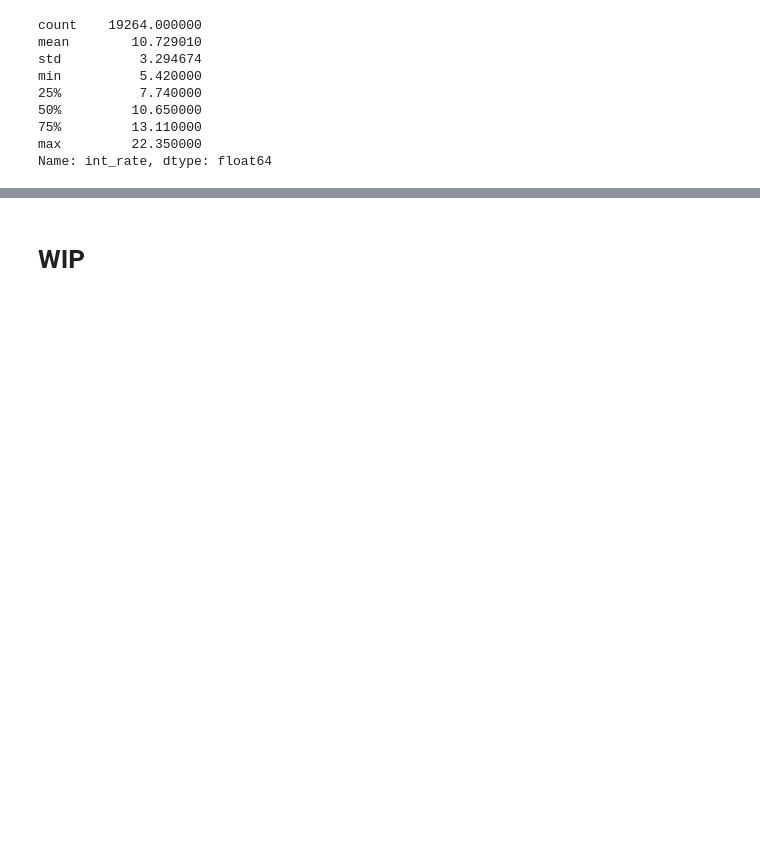
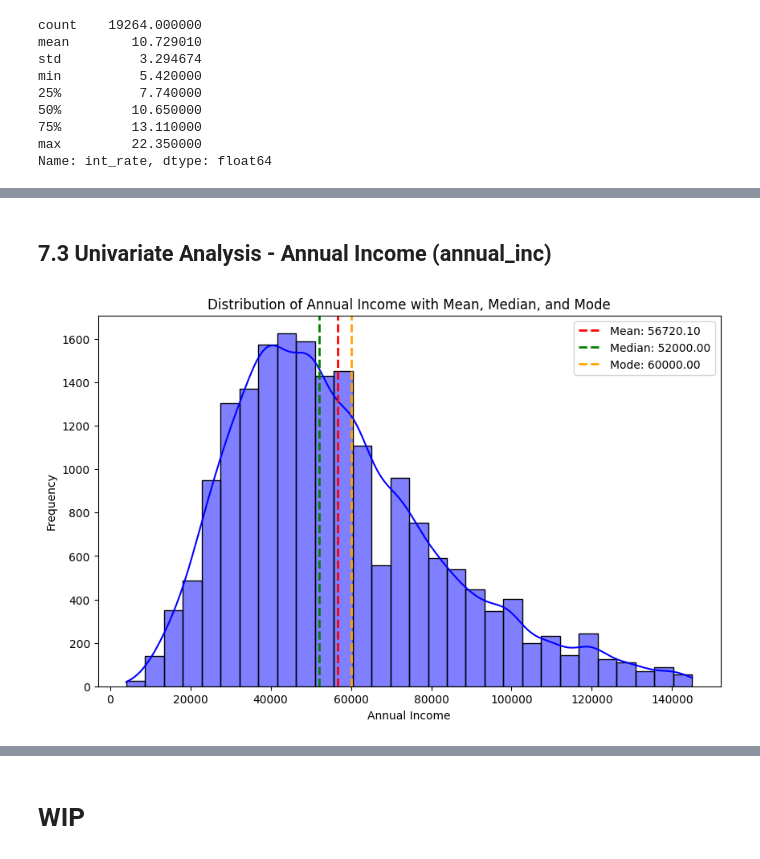
Before and after one commit to jafarijason/ds_001_lending_club_case_study, a Jupyter notebook: Group_Facilitator_Jason_Jafari.ipynb, the cells around one changed output, grey strips where cells are left out. Saved outputs shown, nothing was run; the diff lists cells and outputs as text; code cells hidden in the pictures; blank space fills up the shorter version.

```diff
--- a/Group_Facilitator_Jason_Jafari.ipynb
+++ b/Group_Facilitator_Jason_Jafari.ipynb
@@ -651,0 +673,28 @@ Name: int_rate, dtype: float64
+# %% [markdown]
+##  7.3 Univariate Analysis - Annual Income (annual_inc)
+# %%
+import matplotlib.pyplot as plt
+import seaborn as sns
+
+# Calculate mean, median, and mode for annual income
+mean_annual_inc = loan_data_clean['annual_inc'].mean()
+median_annual_inc = loan_data_clean['annual_inc'].median()
+mode_annual_inc = loan_data_clean['annual_inc'].mode()[0]
+
+# Plot the histogram
+plt.figure(figsize=(10, 6))
+sns.histplot(loan_data_clean['annual_inc'], bins=30, kde=True, color='blue')
+
+# Add mean, median, and mode lines
+plt.axvline(mean_annual_inc, color='red', linestyle='dashed', linewidth=2, label=f'Mean: {mean_annual_inc:.2f}')
+plt.axvline(median_annual_inc, color='green', linestyle='dashed', linewidth=2, label=f'Median: {median_annual_inc:.2f}')
+plt.axvline(mode_annual_inc, color='orange', linestyle='dashed', linewidth=2, label=f'Mode: {mode_annual_inc:.2f}')
+
+# Add titles and labels
+plt.title('Distribution of Annual Income with Mean, Median, and Mode')
+plt.xlabel('Annual Income')
+plt.ylabel('Frequency')
+plt.legend()
+plt.show()
+# %% [output]
+[figure, added]
```
Also changed, not shown: parts of 19 cells of this notebook.
